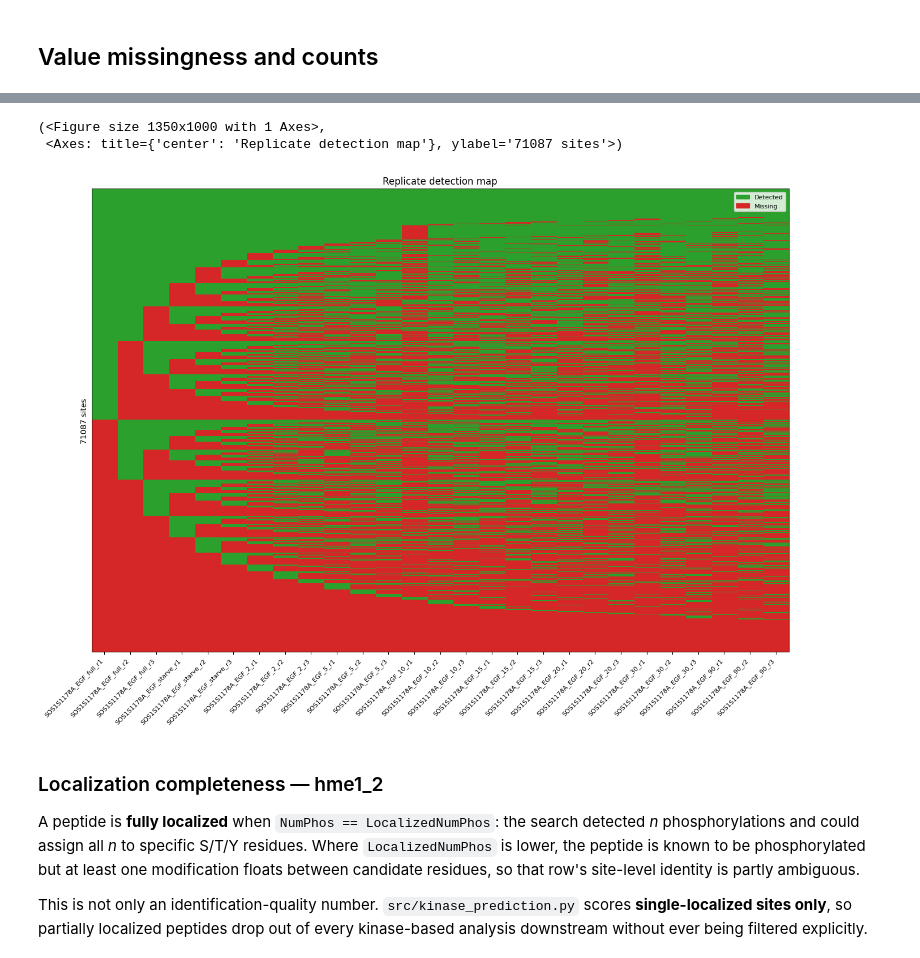
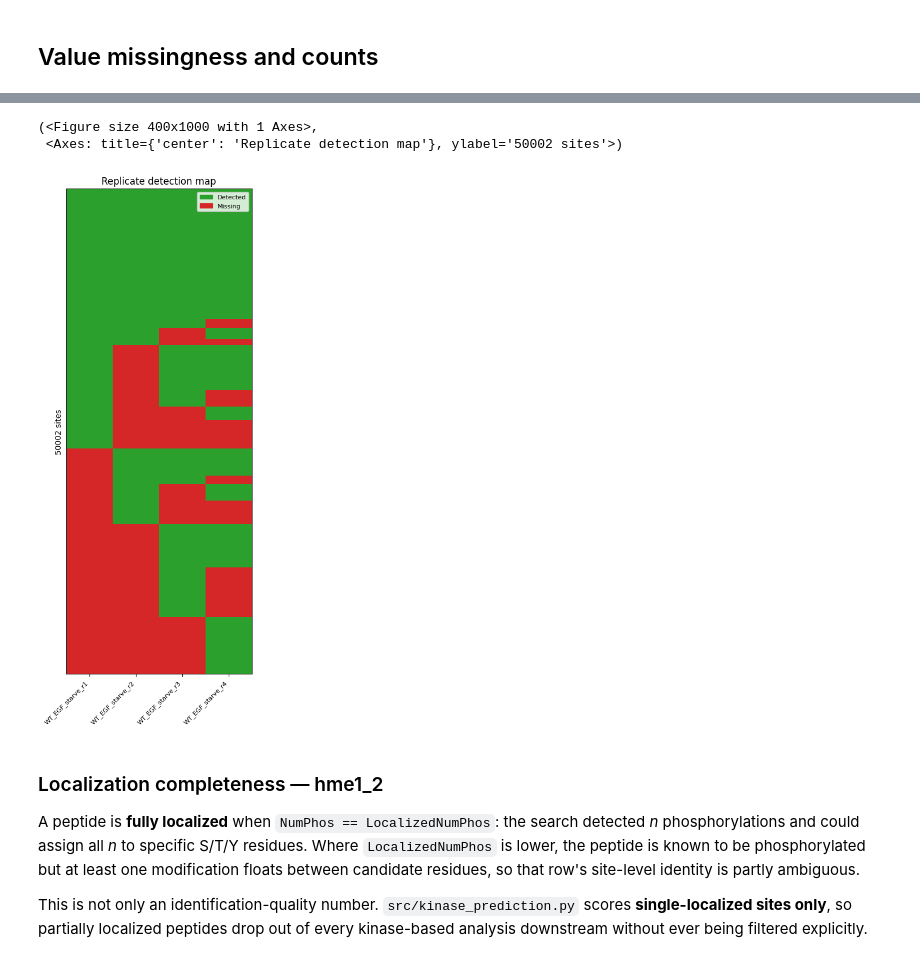
Before and after one commit to IgnacioNavas/TMT_Data_analysis, a Jupyter notebook: notebooks/02_qc/MSMS_data_QC.ipynb, the cells around one changed output, grey strips where cells are left out. Cells and saved outputs as stored; diff of their text form; code cells hidden in the pictures.

```diff
--- a/notebooks/02_qc/MSMS_data_QC.ipynb
+++ b/notebooks/02_qc/MSMS_data_QC.ipynb
@@ -4,11 +4,11 @@ from src.plotting_functions import *
 pio.renderers.default = "png"
 
 
-# hme1_1 = pd.read_csv("../../Experiment/hme1_1/Data/Processed/20260807_hTERT_HEM1_1_processed_phPlus.tsv", sep="\t", low_memory=False) #.fillna(0)
-# hme1_2 = pd.read_csv("../../Experiment/hme1_2/Data/Processed/20260807_hTERT_HEM1_2_processed_phPlus.tsv", sep="\t", low_memory=False)
-# hek_1 = pd.read_csv("../../Experiment/hek_1/Data/Processed/20260807_HEK293T_processed_phPlus.tsv", sep="\t", low_memory=False)
+hme1_1 = pd.read_csv("../../Experiment/hme1_1/Data/Processed/20260807_hTERT_HEM1_1_processed_phPlus.tsv", sep="\t", low_memory=False) #.fillna(0)
+hme1_2 = pd.read_csv("../../Experiment/hme1_2/Data/Processed/20260807_hTERT_HEM1_2_processed_phPlus.tsv", sep="\t", low_memory=False)
+hek_1 = pd.read_csv("../../Experiment/hek_1/Data/Processed/20260807_HEK293T_processed_phPlus.tsv", sep="\t", low_memory=False)
 # hme1_mutants = pd.read_csv("../../Experiment/hme1_mutants_test/Data/Processed/20260709_hTERT_HME1_mutants_processed_phPlus_filtered.tsv", sep="\t", low_memory=False)
-hme1_diapasef = pd.read_csv("../../Experiment/hme1_diaPASEF/Data/Processed/20260814_peptide_MS2quant_None_transformed.tsv",sep="\t",)
+# hme1_diapasef = pd.read_csv("../../Experiment/hme1_diaPASEF/Data/Processed/20260814_peptide_MS2quant_None_transformed.tsv",sep="\t",)
 # %%
 TMT_plex_sample = hme1_2[['site',
                  'n:reps',
@@ -66,19 +75,19 @@ nreps_distribution(
 # %%
 # ["WT", "EGFRT693A", "BRAFS151A1", "SOS1S1178A", "SHOC2T71A", "BRAFS151A2", "GAB1Y259A", "RPS6KA3S375A"]
 replicate_detection_map(
-    hme1_diapasef,
-    cell_lines=["SOS1S1178A"], #, "BRAFS151A", "GAB1Y259A"],
+    TMT_plex_sample,
+    cell_lines=["WT"], #, "BRAFS151A", "GAB1Y259A"],
     conditions=["_EGF_"], #, "_INS_","_EGFnINS_"],
     data_type="raw:abs",
     missing_value=0.0,
     figsize=None,
     title="Replicate detection map",
     ax=None,
 )
 # %% [output]
-(<Figure size 1350x1000 with 1 Axes>,
- <Axes: title={'center': 'Replicate detection map'}, ylabel='71087 sites'>)
+(<Figure size 400x1000 with 1 Axes>,
+ <Axes: title={'center': 'Replicate detection map'}, ylabel='50002 sites'>)
-[figure, old version]
+[figure, new version]
 # %% [markdown]
 ### Localization completeness — hme1_2
 
```
Also changed, not shown: parts of 15 cells of this notebook, 3 other files.
